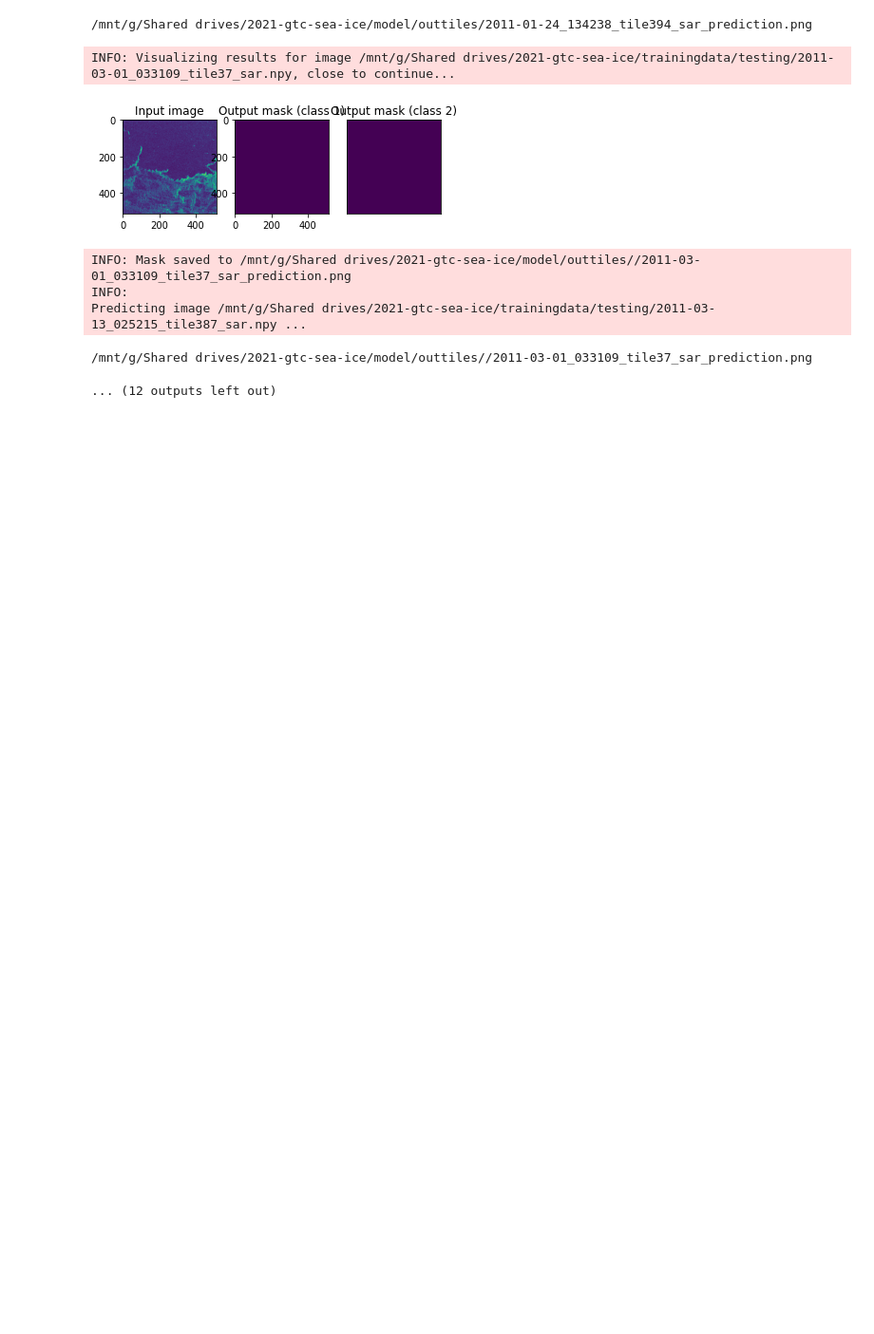
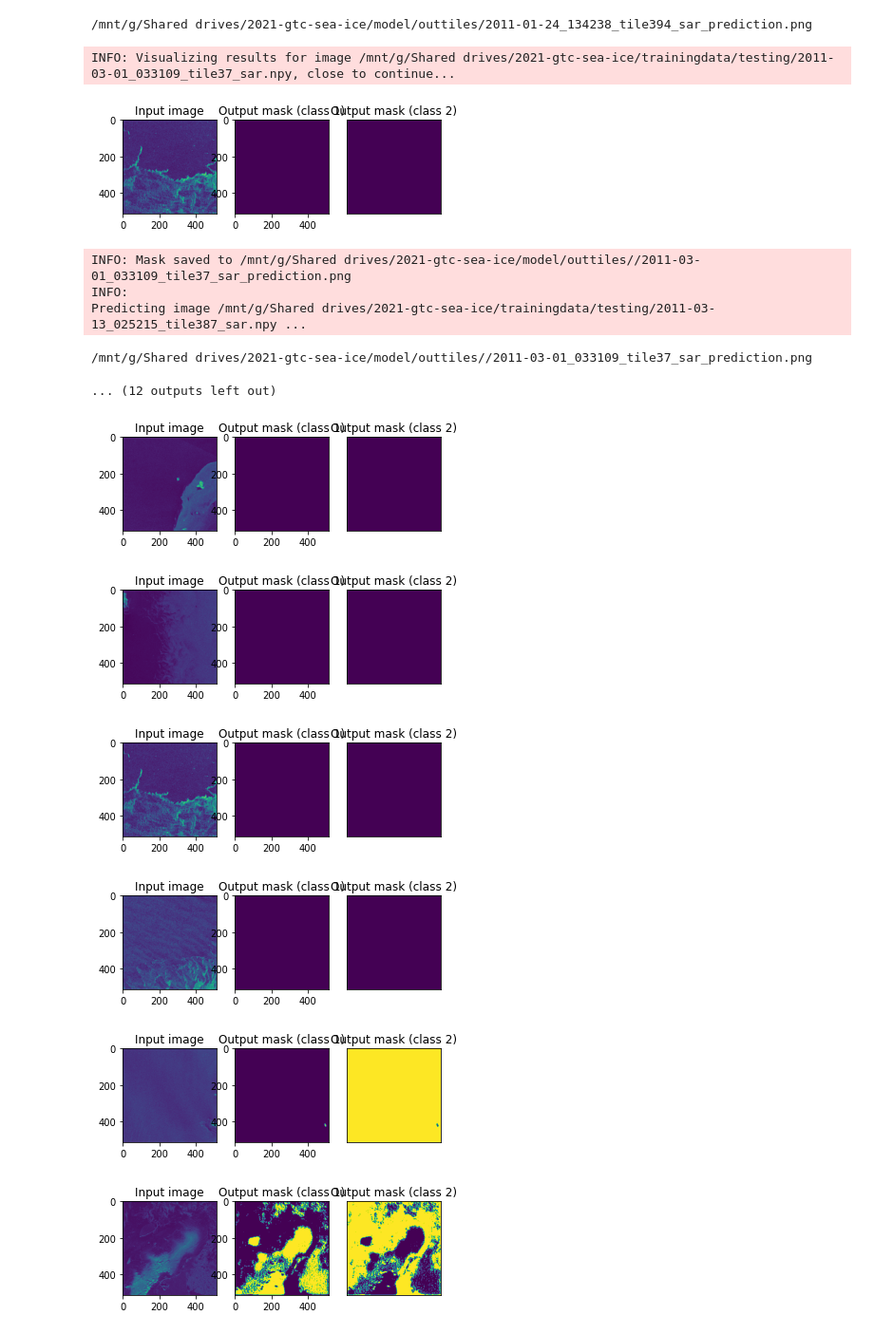
Before and after one commit to ai4er-cdt/SeaIceExtent, a Jupyter notebook: unet_original.ipynb, the cells around one changed output. Shown: that part at 95% size. Drawn from its saved outputs; the diff is of its cells as text; code cells hidden in the pictures; blank space fills up the shorter version.

Commit message:
testing out prediction functionalities

```diff
--- a/unet_original.ipynb
+++ b/unet_original.ipynb
@@ -828,0 +972,15 @@ Predicting image /mnt/g/Shared drives/2021-gtc-sea-ice/trainingdata/testing/2011
+# %%
+model_path = Path('/mnt/g/Shared drives/2021-gtc-sea-ice/model/checkpoints/unet_orig/checkpoint_epoch1.pth')
+unet_type = 'raw'
+image_type = 'sar'
+dir_test = Path('/mnt/g/Shared drives/2021-gtc-sea-ice/trainingdata/testing/')
+dir_out = Path('/mnt/g/Shared drives/2021-gtc-sea-ice/model/outtiles/')
+
+test = make_predictions(model_path, unet_type, image_type, dir_test, dir_out, viz = True, save = False)
+# %% [output]
+[figure, added]
+[figure, added]
+[figure, added]
+[figure, added]
+[figure, added]
+[figure, added]
```
Also changed, not shown: parts of 1 cell of this notebook, 1 other file.
